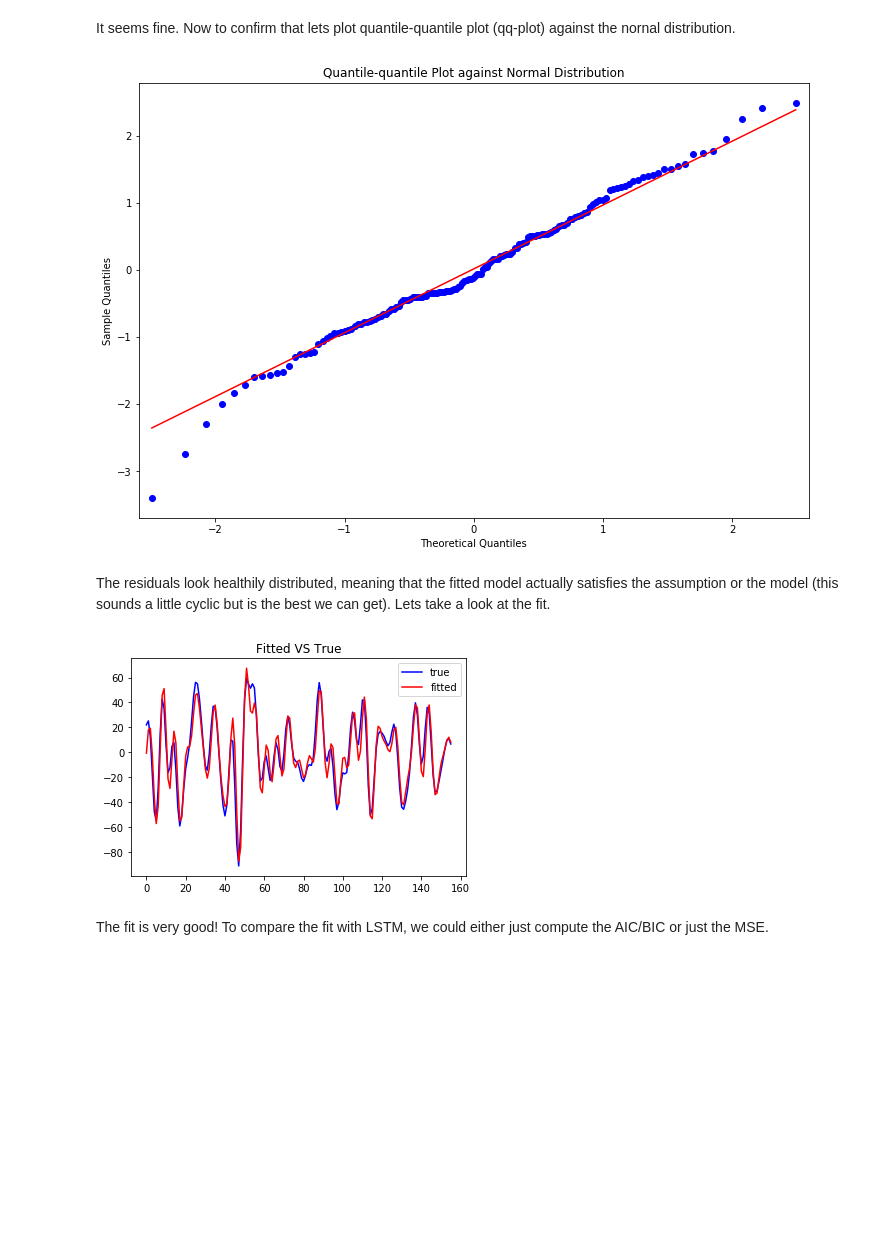
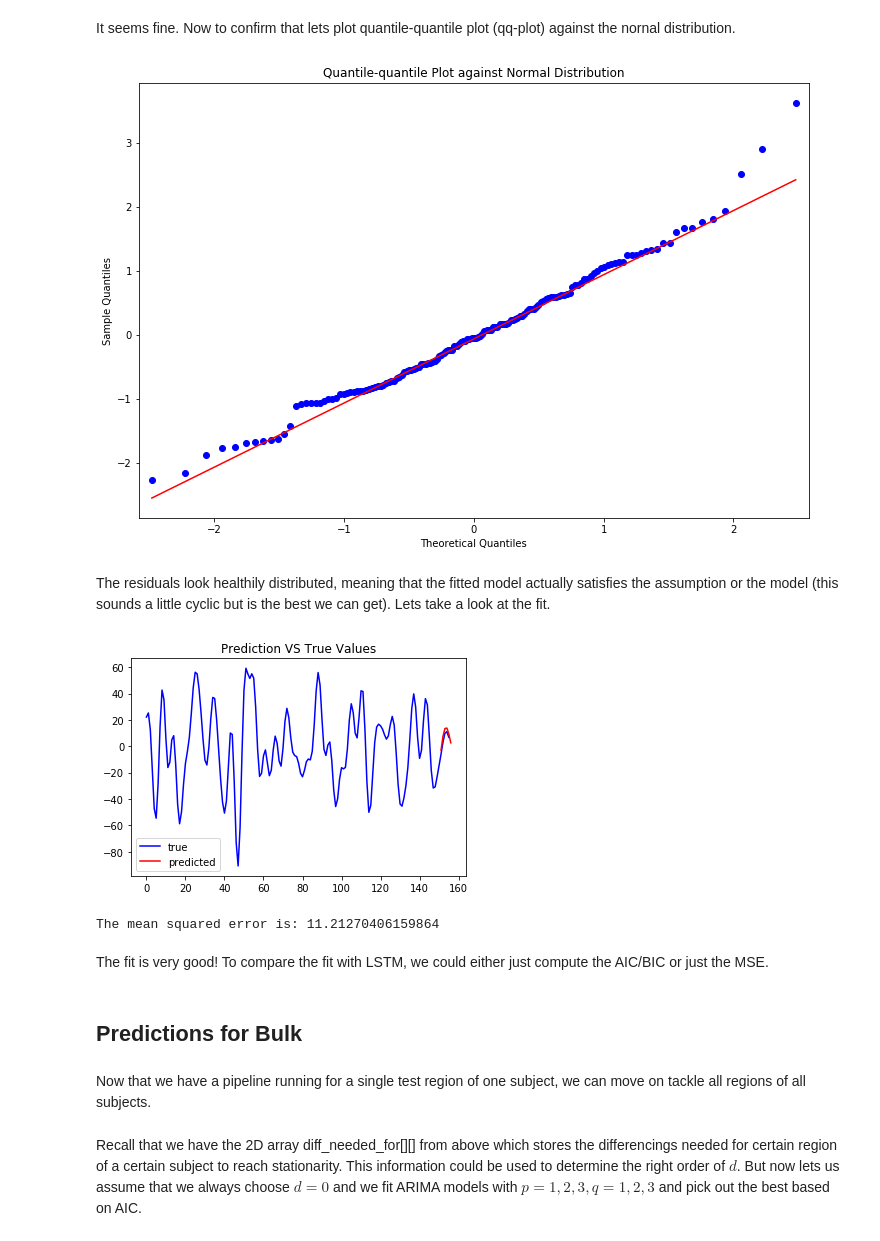
Before and after one commit to DylanYang7225/FMRI-Analysis, a Jupyter notebook: time_series_EDA.ipynb, the cells around one changed output. Saved outputs shown, nothing was run; the diff lists cells and outputs as text; code cells hidden in the pictures; blank space fills up the shorter version.

```diff
--- a/time_series_EDA.ipynb
+++ b/time_series_EDA.ipynb
@@ -176,5 +198,6 @@ Now we have a problem. The autocorrelation quickly steps into far negative zone
 # %%
-ts = subjects[0][:,1] # extracting the region 1 of the first subject
+whole_ts = subjects[0][:,1]
+ts = whole_ts[:-5] # extracting the region 1 of the first subject
 diff_ts = diff(ts)
 plt.plot(diff_ts, color = 'r',label='differenced')
 plt.plot(ts, color = 'b', label='original')
@@ -237,2 +241,6 @@ arma_1_0 = ARMA(ts, (1,0)).fit()
+# %%
+arima_1_0_0 = ARIMA(ts, order=(1,0,0)).fit()
+arima_2_0_0 = ARIMA(ts, order=(2,0,0)).fit()
+arima_3_0_0 = ARIMA(ts, order=(3,0,0)).fit()
 # %% [markdown]
 Akaike Information Criterion (AIC) provides a comparison between the two arma model to the hidden true model (which we don't know). In priciple the smaller the score the higher the probability that the model is the true one.
@@ -251,23 +265,33 @@ plt.show()
 It seems fine. Now to confirm that lets plot quantile-quantile plot (qq-plot) against the nornal distribution.
 # %%
 fig = plt.figure(figsize=(12,8))
-resid = arma_3_0.resid
+resid = arima_3_0_0.resid
 ax = fig.add_subplot(111)
 fig = qqplot(resid, line='q', ax=ax, fit=True)
 plt.title("Quantile-quantile Plot against Normal Distribution")
 plt.show()
 # %% [output]
-[figure, old version]
+[figure, new version]
 # %% [markdown]
 The residuals look healthily distributed, meaning that the fitted model actually satisfies the assumption or the model (this sounds a little cyclic but is the best we can get). Lets take a look at the fit.
 # %%
-plt.plot(ts, color='b', label='true')
-predict = arma_2_0.predict()
-plt.plot(predict, color='r', label='fitted')
-plt.title("Fitted VS True")
+plt.plot(whole_ts, color='b', label='true')
+predict = arima_2_0_0.predict(start=151, end=156)
+plt.plot(predict, color='r', label='predicted')
+plt.title("Prediction VS True Values")
 plt.legend()
 plt.show()
 # %% [output]
-[figure, old version]
+[figure, new version]
+# %%
+print('The mean squared error is: '+str(MSE(whole_ts[-5:],predict)))
+# %% [output]
+The mean squared error is: 11.21270406159864
 # %% [markdown]
 The fit is very good! To compare the fit with LSTM, we could either just compute the AIC/BIC or just the MSE.
+# %% [markdown]
+## Predictions for Bulk
+# %% [markdown]
+Now that we have a pipeline running for a single test region of one subject, we can move on tackle all regions of all subjects.
+# %% [markdown]
+Recall that we have the 2D array diff_needed_for[][] from above which stores the differencings needed for certain region of a certain subject to reach stationarity. This information could be used to determine the right order of $d$. But now lets us assume that we always choose $d=0$ and we fit ARIMA models with $p=1,2,3, q=1,2,3$ and pick out the best based on AIC.
```
Also changed, not shown: parts of 32 cells of this notebook.
